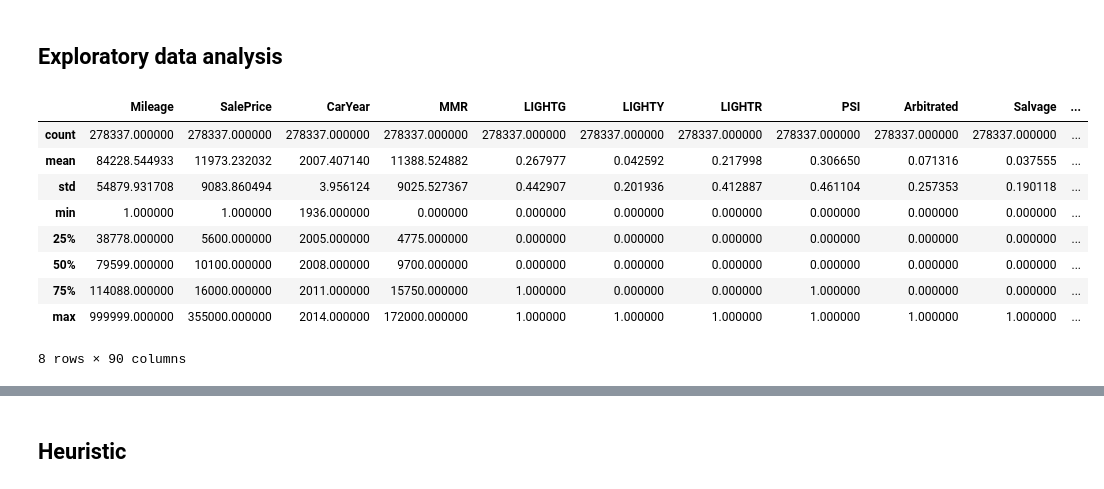
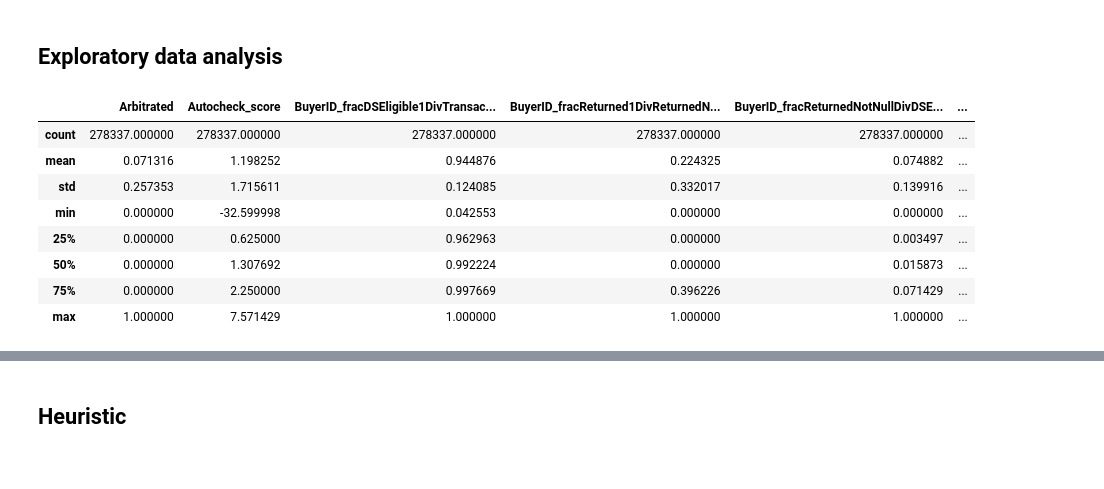
Before and after one commit to stharrold/demo, a Jupyter notebook: demo/app_predict/examples/example_app_predict_dev.ipynb, the cells around one changed output, grey strips where cells are left out. Drawn from its saved outputs; the diff is of its cells as text; code cells hidden in the pictures.

```diff
--- a/demo/app_predict/examples/example_app_predict_dev.ipynb
+++ b/demo/app_predict/examples/example_app_predict_dev.ipynb
@@ -210,14 +183,24 @@ ftrs = df.columns[np.logical_or(df.dtypes=='int64', df.dtypes=='float64')]
+# %%
+# Define target and features
+# TODO: Shuffle records, features
+# features = np.random.permutation(list(features))
+# df = df.sample(frac=1, replace=False)
+target = 'Returned_asm'
+features = set(df.columns[np.logical_or(df.dtypes=='int64', df.dtypes=='float64')])
+features.difference_update(['DSEligible', 'Returned', target])
+features = sorted(features)
 # %%
 # Describe features
-df[ftrs].describe(include='all')
+opt = pd.get_option('display.max_columns')
+pd.set_option('display.max_columns', len(features))
+df[features].describe(include='all')
 # %% [output]
-|  | Mileage | SalePrice | CarYear | MMR | LIGHTG | LIGHTY | LIGHTR | PSI | Arbitrated | Salvage | ... |
-| count | 278337.000000 | 278337.000000 | 278337.000000 | 278337.000000 | 278337.000000 | 278337.000000 | 278337.000000 | 278337.000000 | 278337.000000 | 278337.000000 | ... |
-| mean | 84228.544933 | 11973.232032 | 2007.407140 | 11388.524882 | 0.267977 | 0.042592 | 0.217998 | 0.306650 | 0.071316 | 0.037555 | ... |
-| std | 54879.931708 | 9083.860494 | 3.956124 | 9025.527367 | 0.442907 | 0.201936 | 0.412887 | 0.461104 | 0.257353 | 0.190118 | ... |
-| min | 1.000000 | 1.000000 | 1936.000000 | 0.000000 | 0.000000 | 0.000000 | 0.000000 | 0.000000 | 0.000000 | 0.000000 | ... |
-| 25% | 38778.000000 | 5600.000000 | 2005.000000 | 4775.000000 | 0.000000 | 0.000000 | 0.000000 | 0.000000 | 0.000000 | 0.000000 | ... |
-| 50% | 79599.000000 | 10100.000000 | 2008.000000 | 9700.000000 | 0.000000 | 0.000000 | 0.000000 | 0.000000 | 0.000000 | 0.000000 | ... |
-| 75% | 114088.000000 | 16000.000000 | 2011.000000 | 15750.000000 | 1.000000 | 0.000000 | 0.000000 | 1.000000 | 0.000000 | 0.000000 | ... |
-| max | 999999.000000 | 355000.000000 | 2014.000000 | 172000.000000 | 1.000000 | 1.000000 | 1.000000 | 1.000000 | 1.000000 | 1.000000 | ... |
+|  | Arbitrated | Autocheck_score | BuyerID_fracDSEligible1DivTransac... | BuyerID_fracReturned1DivReturnedN... | BuyerID_fracReturnedNotNullDivDSE... | ... |
+| count | 278337.000000 | 278337.000000 | 278337.000000 | 278337.000000 | 278337.000000 | ... |
+| mean | 0.071316 | 1.198252 | 0.944876 | 0.224325 | 0.074882 | ... |
+| std | 0.257353 | 1.715611 | 0.124085 | 0.332017 | 0.139916 | ... |
+| min | 0.000000 | -32.599998 | 0.042553 | 0.000000 | 0.000000 | ... |
+| 25% | 0.000000 | 0.625000 | 0.962963 | 0.000000 | 0.003497 | ... |
+| 50% | 0.000000 | 1.307692 | 0.992224 | 0.000000 | 0.015873 | ... |
+| 75% | 0.000000 | 2.250000 | 0.997669 | 0.396226 | 0.071429 | ... |
+| max | 1.000000 | 7.571429 | 1.000000 | 1.000000 | 1.000000 | ... |
-8 rows × 90 columns
```
Also changed, not shown: parts of 9 cells of this notebook, 1 other file.
